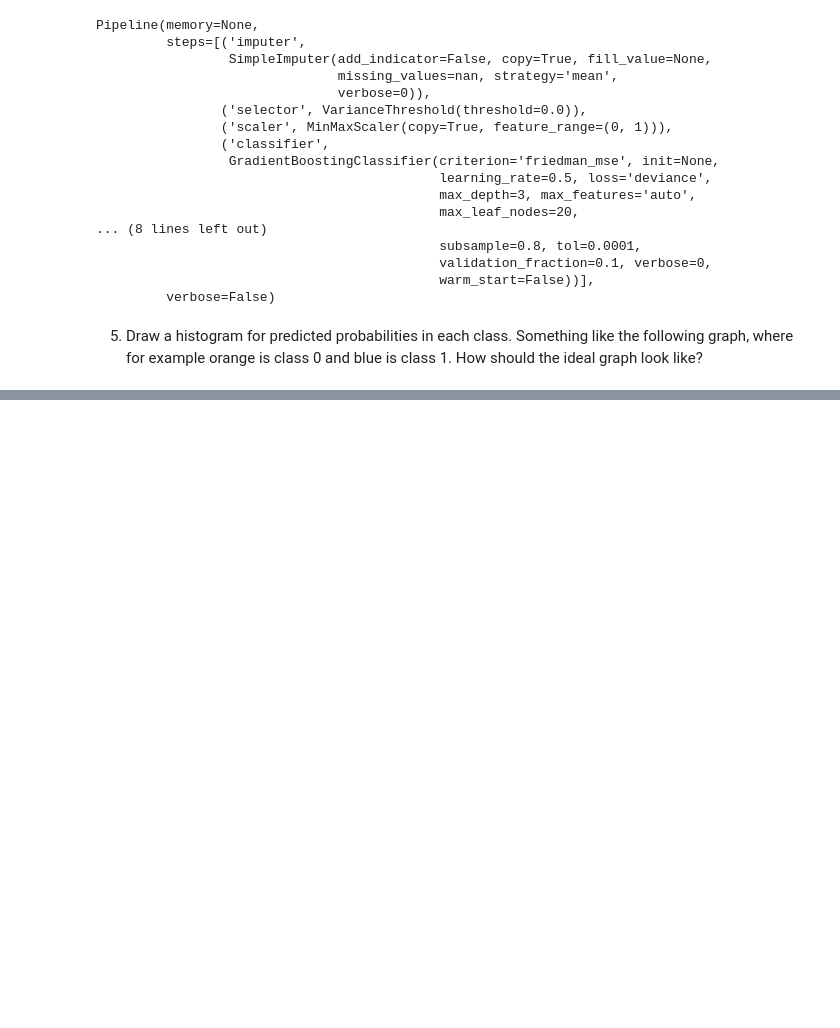
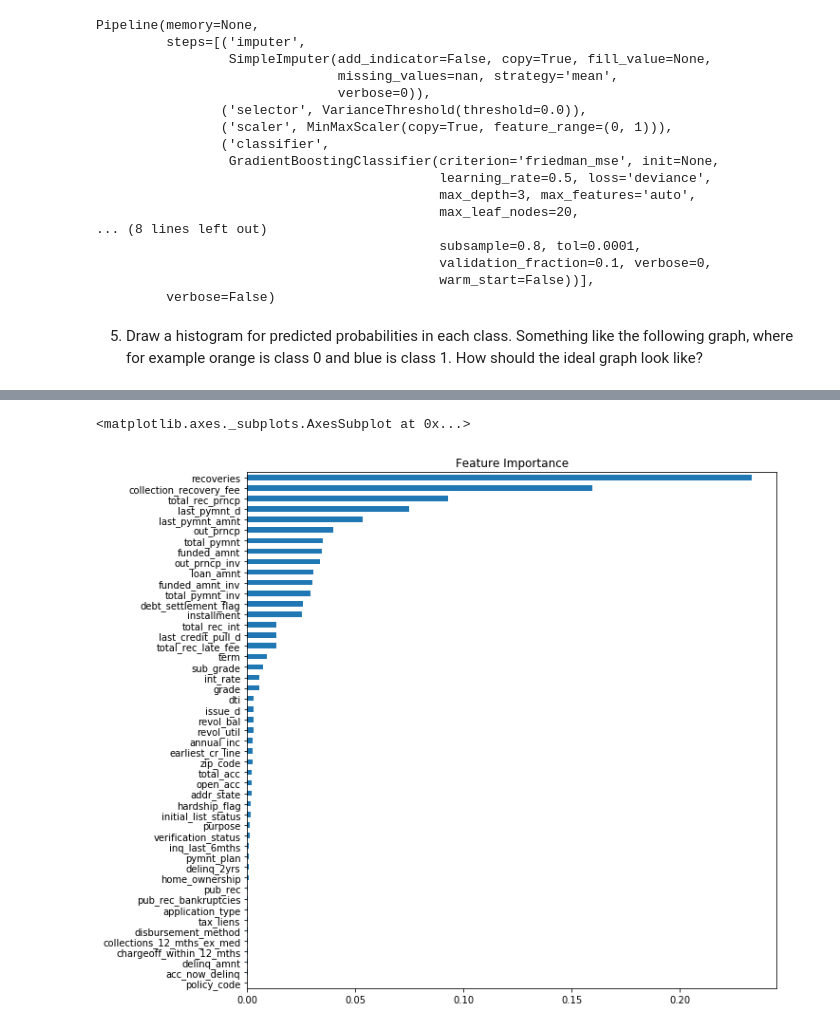
Before and after one commit to dhivya-rao/FAML, a Jupyter notebook: FAML - Assignment 3.ipynb, the cells around one changed output, grey strips where cells are left out. Saved outputs shown, nothing was run; the diff lists cells and outputs as text; code cells hidden in the pictures; blank space fills up the shorter version.

```diff
--- a/FAML - Assignment 3.ipynb
+++ b/FAML - Assignment 3.ipynb
@@ -105,7 +155,6 @@ data.head(3)
 # %%
 from sklearn.model_selection import train_test_split
 
-target = 'acc_now_delinq'
 X = data.drop(target, axis=1, inplace=False)
 y = data[target]
 
@@ -267,0 +330,16 @@ plt.show()
+# %%
+X = data.drop(target, axis=1, inplace=False)
+y = data[target]
+
+X_train, X_test, y_train, y_test = train_test_split(X.values, y.values, random_state=123)
+# %%
+from sklearn.ensemble import RandomForestClassifier
+
+
+# create a Random Forest Classifier pipeline
+rf_pipeline = Pipeline([
+    ('imputer', SimpleImputer()),  # fill missing values with mean of column
+    ('scaler', MinMaxScaler()),  # scale values to range [0,1]
+    ('classifier', RandomForestClassifier(n_estimators=100, random_state=123, n_jobs=-1))
+])
+rf_pipeline.fit(X_train, y_train)
@@ -267,0 +366,9 @@ plt.show()
+# %%
+# Plot the name and gini importance of each feature
+plt.rcParams["figure.figsize"] = (10, 10)
+
+imp_features=pd.Series(rf_pipeline.named_steps['classifier'].feature_importances_, index=X.columns)
+imp_features.sort_values().plot(title='Feature Importance', kind='barh')
+# %% [output]
+<matplotlib.axes._subplots.AxesSubplot at 0x...>
+[figure, added]
```
Also changed, not shown: parts of 34 cells of this notebook.
